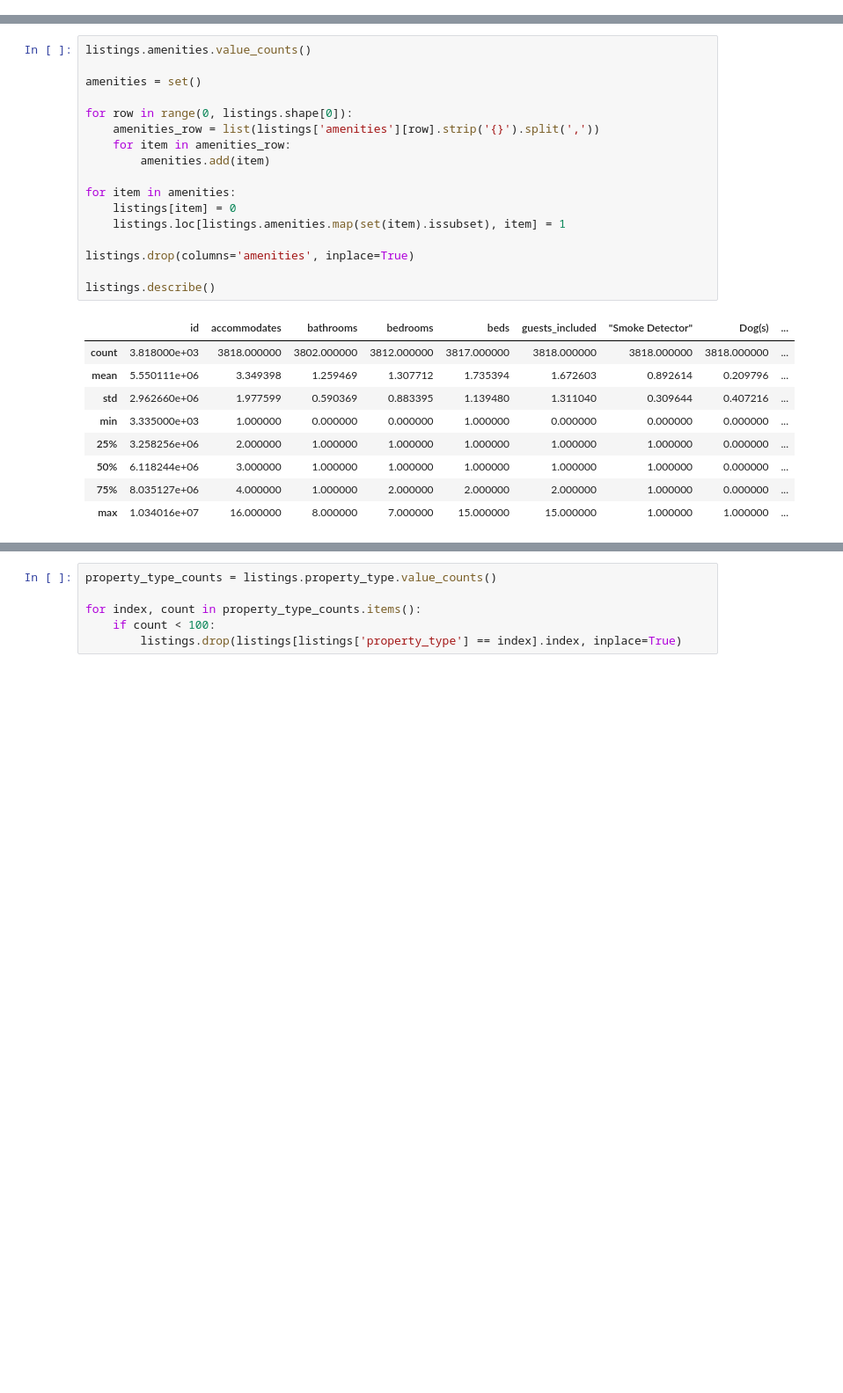
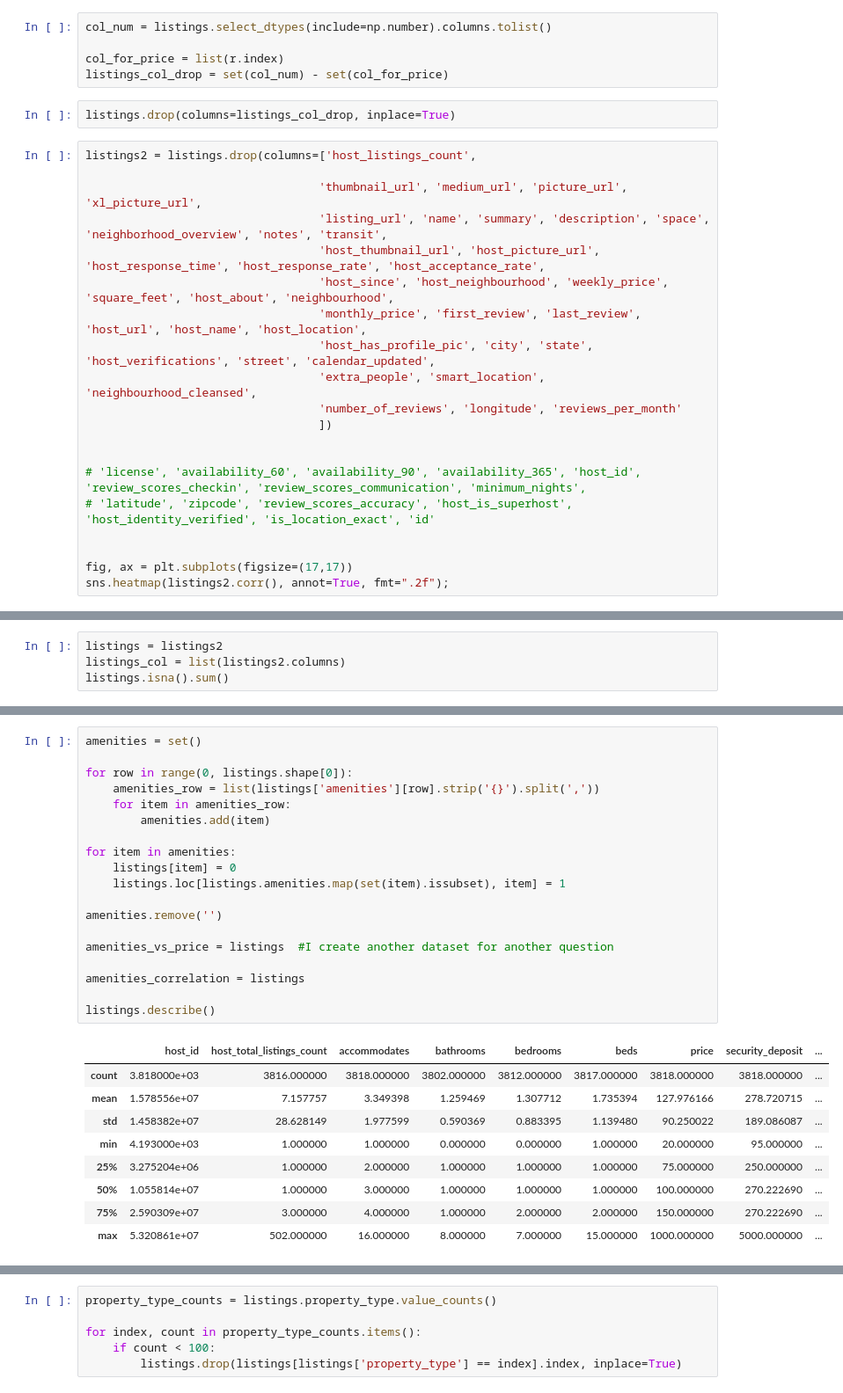
Before and after one commit to AlexeiSmirnov84/airbnb, a Jupyter notebook: main.ipynb, the cells around one changed output, grey strips where cells are left out. Shown at 88% size. Saved outputs shown, nothing was run; the diff lists cells and outputs as text; blank space fills up the shorter version.

```diff
--- a/main.ipynb
+++ b/main.ipynb
@@ -60,0 +93,27 @@ Index(['id', 'neighbourhood_group_cleansed', 'property_type', 'room_type',
+# %%
+col_num = listings.select_dtypes(include=np.number).columns.tolist()
+
+col_for_price = list(r.index)
+listings_col_drop = set(col_num) - set(col_for_price)
+# %%
+listings.drop(columns=listings_col_drop, inplace=True)
+# %%
+listings2 = listings.drop(columns=['host_listings_count',
+
+                                  'thumbnail_url', 'medium_url', 'picture_url', 'xl_picture_url',
+                                  'listing_url', 'name', 'summary', 'description', 'space', 'neighborhood_overview', 'notes', 'transit',
+                                  'host_thumbnail_url', 'host_picture_url', 'host_response_time', 'host_response_rate', 'host_acceptance_rate',
+                                  'host_since', 'host_neighbourhood', 'weekly_price', 'square_feet', 'host_about', 'neighbourhood',
+                                  'monthly_price', 'first_review', 'last_review', 'host_url', 'host_name', 'host_location',
+                                  'host_has_profile_pic', 'city', 'state', 'host_verifications', 'street', 'calendar_updated',
+                                  'extra_people', 'smart_location', 'neighbourhood_cleansed',
+                                  'number_of_reviews', 'longitude', 'reviews_per_month'
+                                  ])
+
+
+# 'license', 'availability_60', 'availability_90', 'availability_365', 'host_id', 'review_scores_checkin', 'review_scores_communication', 'minimum_nights',
+# 'latitude', 'zipcode', 'review_scores_accuracy', 'host_is_superhost', 'host_identity_verified', 'is_location_exact', 'id'
+
+
+fig, ax = plt.subplots(figsize=(17,17))
+sns.heatmap(listings2.corr(), annot=True, fmt=".2f");
@@ -60,0 +122,4 @@ Index(['id', 'neighbourhood_group_cleansed', 'property_type', 'room_type',
+# %%
+listings = listings2
+listings_col = list(listings2.columns)
+listings.isna().sum()
@@ -61,27 +144,29 @@ Index(['id', 'neighbourhood_group_cleansed', 'property_type', 'room_type',
 # %%
-listings.amenities.value_counts()
-
 amenities = set()
 
 for row in range(0, listings.shape[0]):
     amenities_row = list(listings['amenities'][row].strip('{}').split(','))
     for item in amenities_row:
         amenities.add(item)
 
 for item in amenities:
     listings[item] = 0
     listings.loc[listings.amenities.map(set(item).issubset), item] = 1
 
-listings.drop(columns='amenities', inplace=True)
+amenities.remove('')
+
+amenities_vs_price = listings  #I create another dataset for another question
+
+amenities_correlation = listings
 
 listings.describe()
 # %% [output]
-|  | id | accommodates | bathrooms | bedrooms | beds | guests_included | "Smoke Detector" | Dog(s) | ... |
-| count | 3.818000e+03 | 3818.000000 | 3802.000000 | 3812.000000 | 3817.000000 | 3818.000000 | 3818.000000 | 3818.000000 | ... |
-| mean | 5.550111e+06 | 3.349398 | 1.259469 | 1.307712 | 1.735394 | 1.672603 | 0.892614 | 0.209796 | ... |
-| std | 2.962660e+06 | 1.977599 | 0.590369 | 0.883395 | 1.139480 | 1.311040 | 0.309644 | 0.407216 | ... |
-| min | 3.335000e+03 | 1.000000 | 0.000000 | 0.000000 | 1.000000 | 0.000000 | 0.000000 | 0.000000 | ... |
-| 25% | 3.258256e+06 | 2.000000 | 1.000000 | 1.000000 | 1.000000 | 1.000000 | 1.000000 | 0.000000 | ... |
-| 50% | 6.118244e+06 | 3.000000 | 1.000000 | 1.000000 | 1.000000 | 1.000000 | 1.000000 | 0.000000 | ... |
-| 75% | 8.035127e+06 | 4.000000 | 1.000000 | 2.000000 | 2.000000 | 2.000000 | 1.000000 | 0.000000 | ... |
-| max | 1.034016e+07 | 16.000000 | 8.000000 | 7.000000 | 15.000000 | 15.000000 | 1.000000 | 1.000000 | ... |
+|  | host_id | host_total_listings_count | accommodates | bathrooms | bedrooms | beds | price | security_deposit | ... |
+| count | 3.818000e+03 | 3816.000000 | 3818.000000 | 3802.000000 | 3812.000000 | 3817.000000 | 3818.000000 | 3818.000000 | ... |
+| mean | 1.578556e+07 | 7.157757 | 3.349398 | 1.259469 | 1.307712 | 1.735394 | 127.976166 | 278.720715 | ... |
+| std | 1.458382e+07 | 28.628149 | 1.977599 | 0.590369 | 0.883395 | 1.139480 | 90.250022 | 189.086087 | ... |
+| min | 4.193000e+03 | 1.000000 | 1.000000 | 0.000000 | 0.000000 | 1.000000 | 20.000000 | 95.000000 | ... |
+| 25% | 3.275204e+06 | 1.000000 | 2.000000 | 1.000000 | 1.000000 | 1.000000 | 75.000000 | 250.000000 | ... |
+| 50% | 1.055814e+07 | 1.000000 | 3.000000 | 1.000000 | 1.000000 | 1.000000 | 100.000000 | 270.222690 | ... |
+| 75% | 2.590309e+07 | 3.000000 | 4.000000 | 1.000000 | 2.000000 | 2.000000 | 150.000000 | 270.222690 | ... |
+| max | 5.320861e+07 | 502.000000 | 16.000000 | 8.000000 | 7.000000 | 15.000000 | 1000.000000 | 5000.000000 | ... |
```
Also changed, not shown: parts of 40 cells of this notebook.
